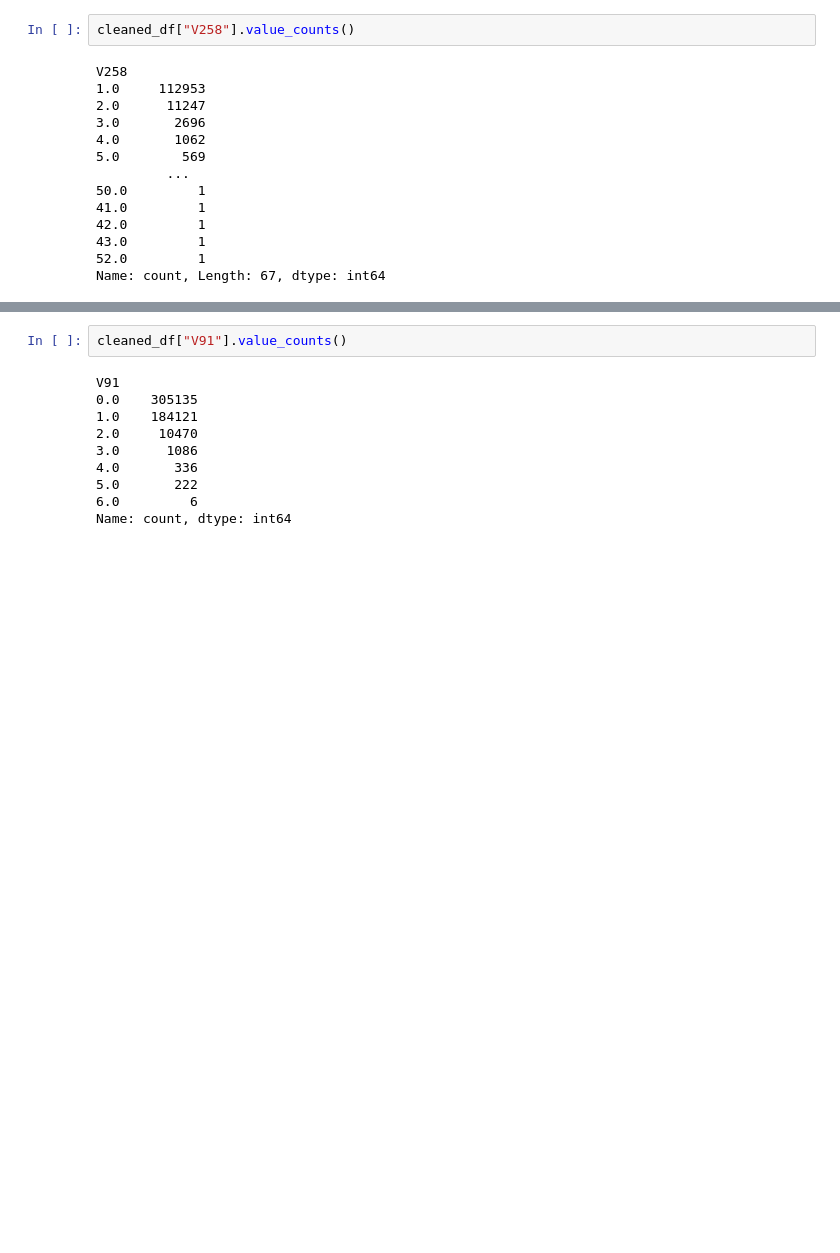
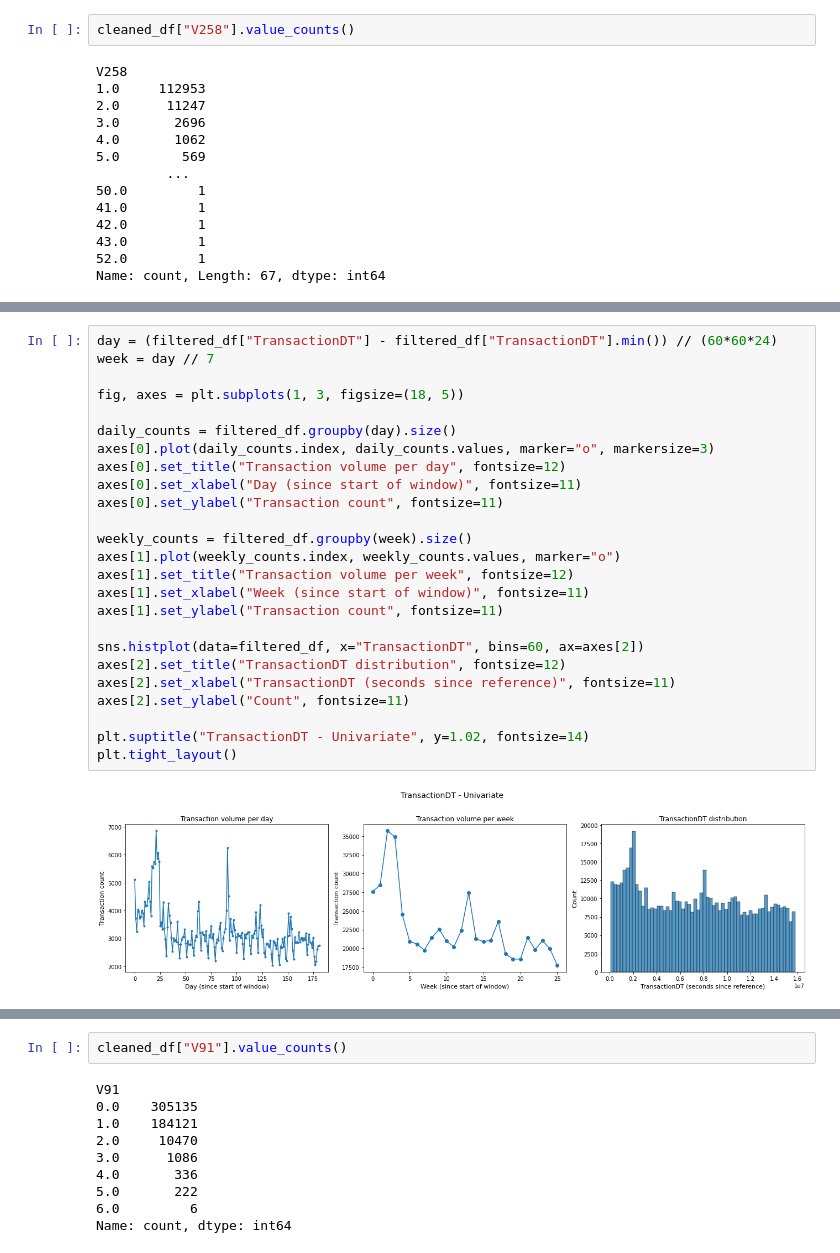
Before and after one commit to hungryfire267/rag-fraud-detection-api, a Jupyter notebook: notebooks/visualisations.ipynb, the cells around one changed output, grey strips where cells are left out. Cells and saved outputs as stored; diff of their text form; blank space fills up the shorter version.

```diff
--- a/notebooks/visualisations.ipynb
+++ b/notebooks/visualisations.ipynb
@@ -105,0 +188,27 @@ Name: count, Length: 67, dtype: int64
+# %%
+day = (filtered_df["TransactionDT"] - filtered_df["TransactionDT"].min()) // (60*60*24)
+week = day // 7
+
+fig, axes = plt.subplots(1, 3, figsize=(18, 5))
+
+daily_counts = filtered_df.groupby(day).size()
+axes[0].plot(daily_counts.index, daily_counts.values, marker="o", markersize=3)
+axes[0].set_title("Transaction volume per day", fontsize=12)
+axes[0].set_xlabel("Day (since start of window)", fontsize=11)
+axes[0].set_ylabel("Transaction count", fontsize=11)
+
+weekly_counts = filtered_df.groupby(week).size()
+axes[1].plot(weekly_counts.index, weekly_counts.values, marker="o")
+axes[1].set_title("Transaction volume per week", fontsize=12)
+axes[1].set_xlabel("Week (since start of window)", fontsize=11)
+axes[1].set_ylabel("Transaction count", fontsize=11)
+
+sns.histplot(data=filtered_df, x="TransactionDT", bins=60, ax=axes[2])
+axes[2].set_title("TransactionDT distribution", fontsize=12)
+axes[2].set_xlabel("TransactionDT (seconds since reference)", fontsize=11)
+axes[2].set_ylabel("Count", fontsize=11)
+
+plt.suptitle("TransactionDT - Univariate", y=1.02, fontsize=14)
+plt.tight_layout()
+# %% [output]
+[figure, added]
```
Also changed, not shown: parts of 13 cells of this notebook, 2 other files.
